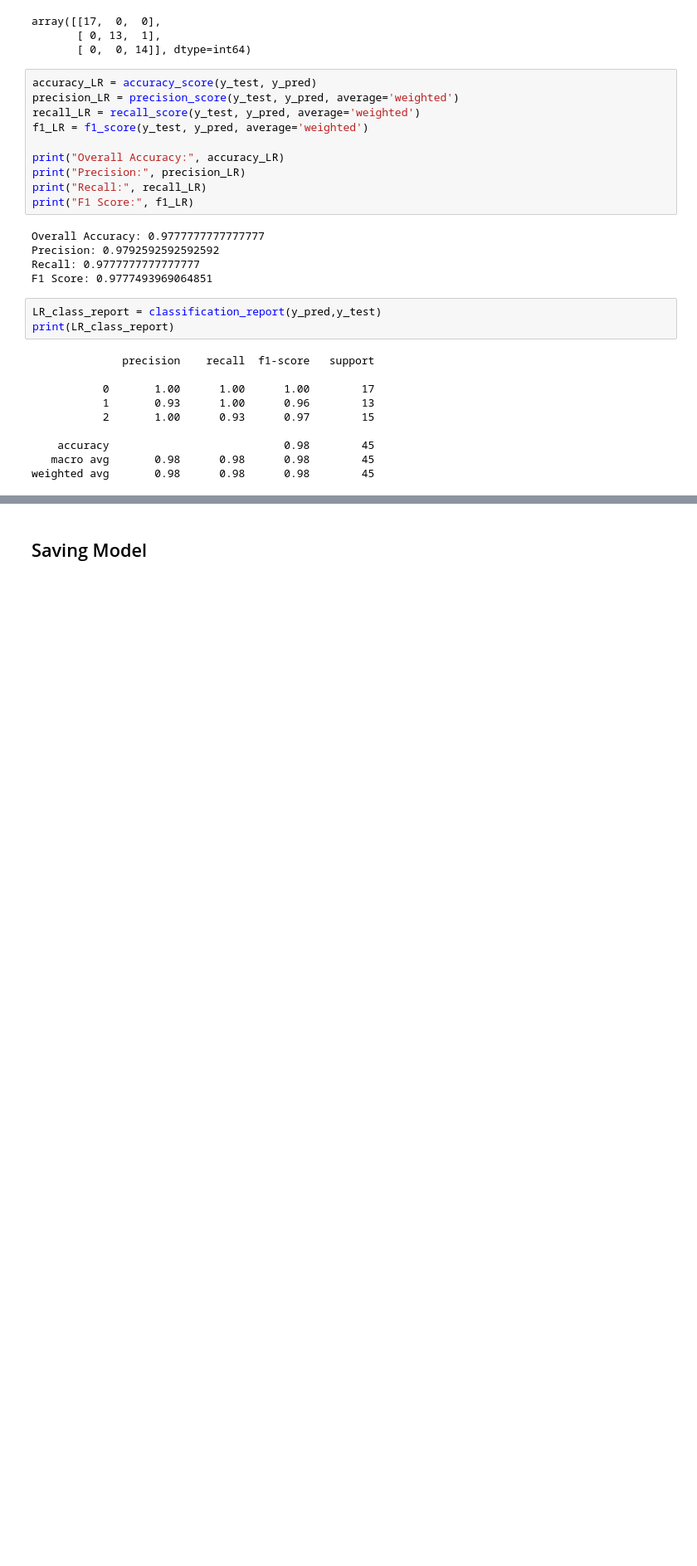
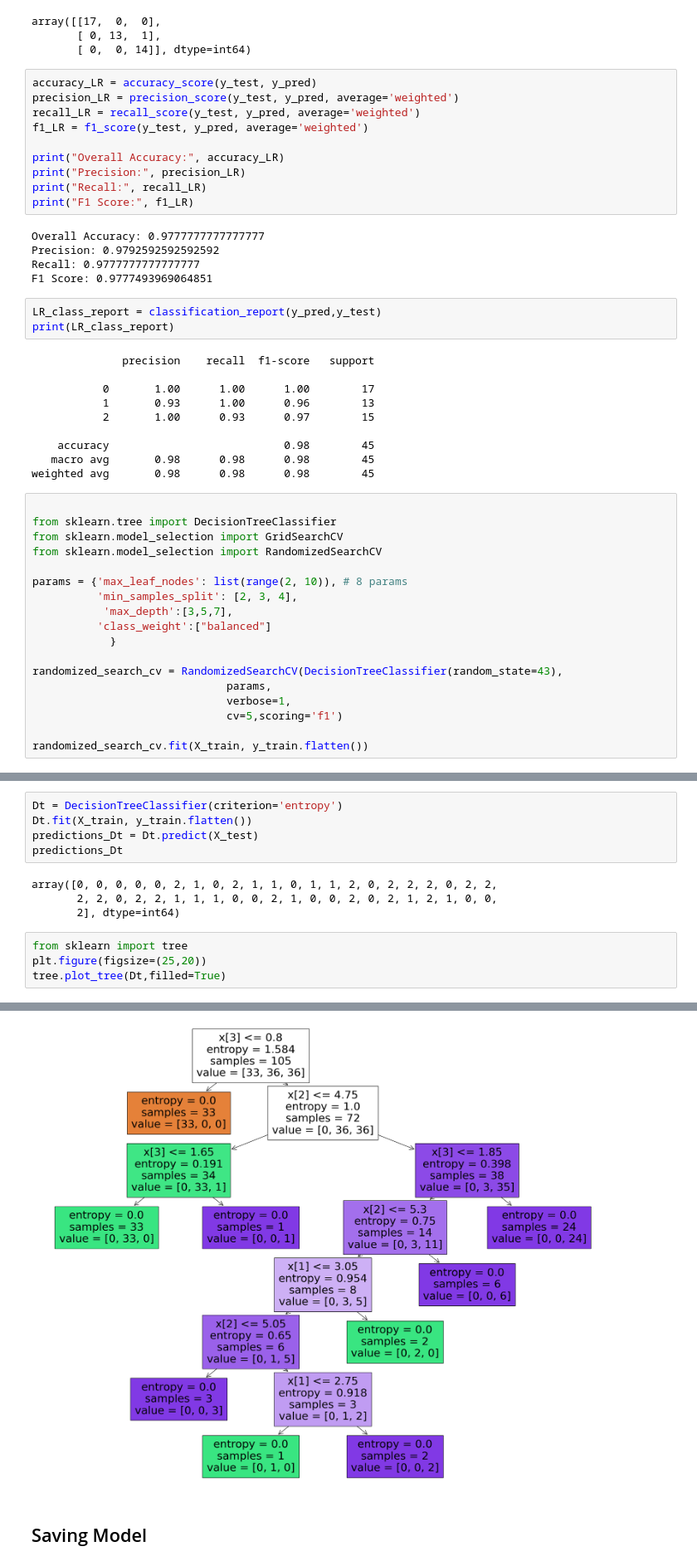
Before and after one commit to M-rutuja/Iris, a Jupyter notebook: IRIS.ipynb, the cells around one changed output, grey strips where cells are left out. Shown at 83% size. Drawn from its saved outputs; the diff is of its cells as text; blank space fills up the shorter version.

```diff
--- a/IRIS.ipynb
+++ b/IRIS.ipynb
@@ -278,3 +278,21 @@ print(LR_class_report)
     accuracy                           0.98        45
    macro avg       0.98      0.98      0.98        45
 weighted avg       0.98      0.98      0.98        45
+# %%
+
+from sklearn.tree import DecisionTreeClassifier
+from sklearn.model_selection import GridSearchCV
+from sklearn.model_selection import RandomizedSearchCV
+
+params = {'max_leaf_nodes': list(range(2, 10)), # 8 params
+          'min_samples_split': [2, 3, 4],
+           'max_depth':[3,5,7],
+          'class_weight':["balanced"]
+            }
+
+randomized_search_cv = RandomizedSearchCV(DecisionTreeClassifier(random_state=43),
+                              params,
+                              verbose=1,
+                              cv=5,scoring='f1')
+
+randomized_search_cv.fit(X_train, y_train.flatten())
@@ -280,0 +325,14 @@ weighted avg       0.98      0.98      0.98        45
+# %%
+Dt = DecisionTreeClassifier(criterion='entropy')
+Dt.fit(X_train, y_train.flatten())
+predictions_Dt = Dt.predict(X_test)
+predictions_Dt
+# %% [output]
+array([0, 0, 0, 0, 0, 2, 1, 0, 2, 1, 1, 0, 1, 1, 2, 0, 2, 2, 2, 0, 2, 2,
+       2, 2, 0, 2, 2, 1, 1, 1, 0, 0, 2, 1, 0, 0, 2, 0, 2, 1, 2, 1, 0, 0,
+       2], dtype=int64)
+# %%
+from sklearn import tree
+plt.figure(figsize=(25,20))
+tree.plot_tree(Dt,filled=True)
+# %% [output]
@@ -281,3 +356,4 @@ weighted avg       0.98      0.98      0.98        45
+[figure, added]
 # %% [markdown]
 <h2> Saving Model</h2>
 # %%
```
Also changed, not shown: parts of 6 cells of this notebook, 1 other file.
